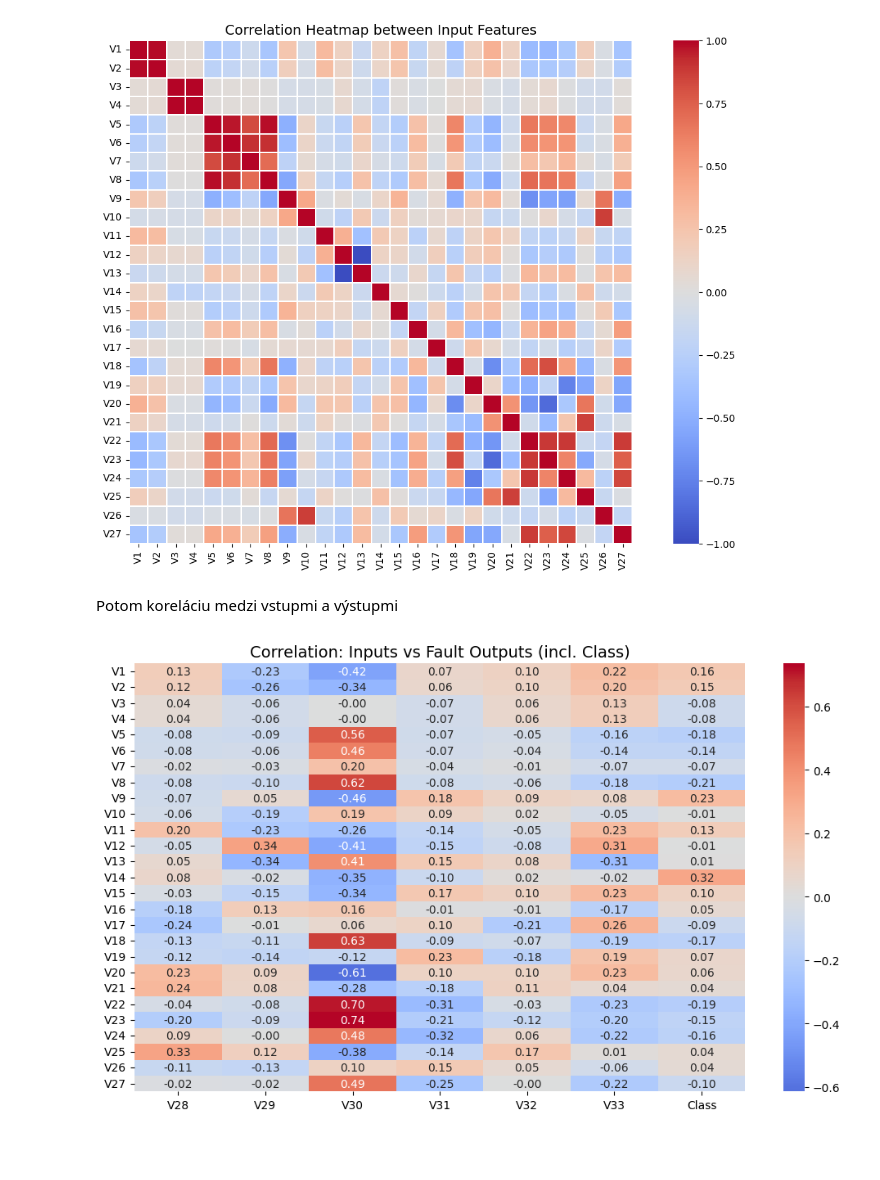
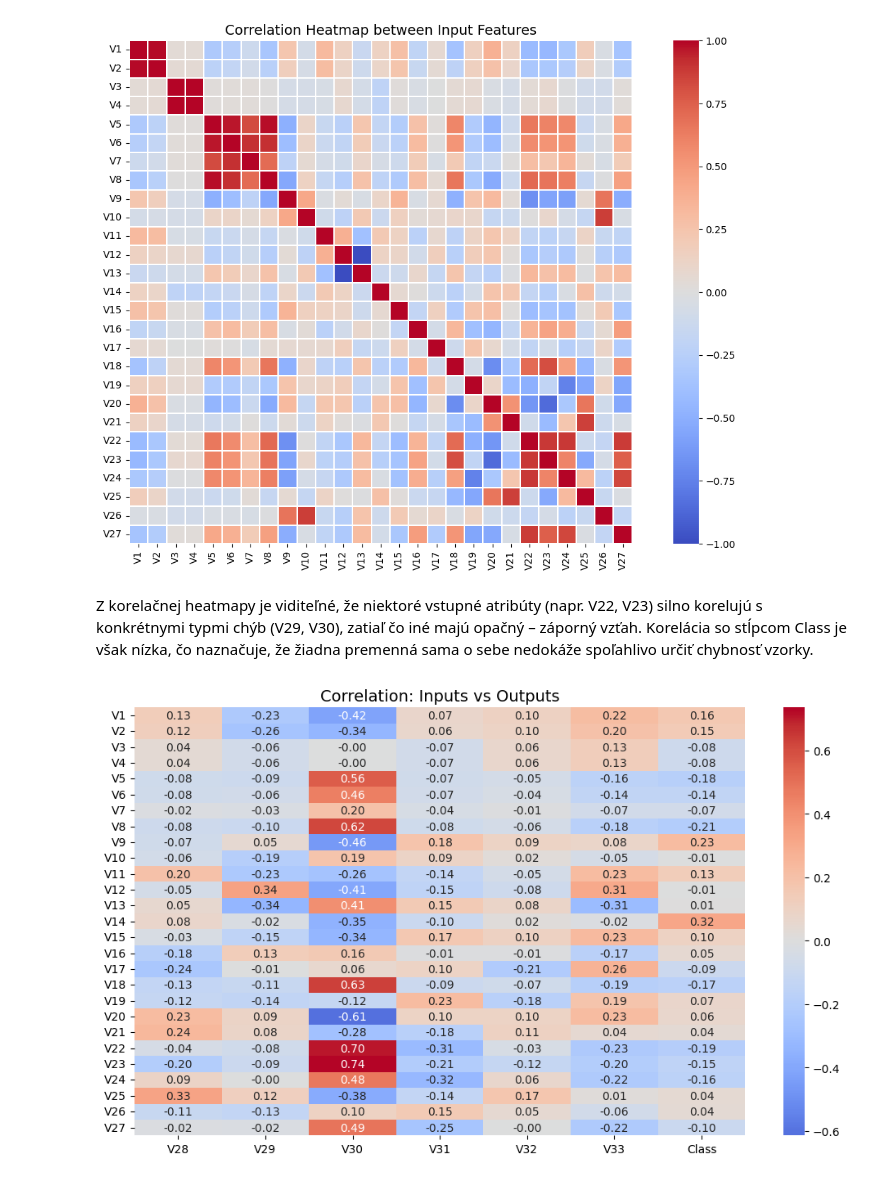
Before and after one commit to NikolasKekelak/ZNEUS_pr_1_MiklovicKekelak, a Jupyter notebook: simple_docu.ipynb, the cells around one changed output. Saved outputs shown, nothing was run; the diff lists cells and outputs as text; code cells hidden in the pictures; blank space fills up the shorter version.

Commit message:
pridany popisok k input<->output heatmape

```diff
--- a/simple_docu.ipynb
+++ b/simple_docu.ipynb
@@ -75,28 +75,28 @@ plt.show()
 # %% [output]
 [figure]
 # %% [markdown]
-Potom koreláciu medzi vstupmi a výstupmi
+Z korelačnej heatmapy je viditeľné, že niektoré vstupné atribúty (napr. V22, V23) silno korelujú s konkrétnymi typmi chýb (V29, V30), zatiaľ čo iné majú opačný – záporný vzťah. Korelácia so stĺpcom Class je však nízka, čo naznačuje, že žiadna premenná sama o sebe nedokáže spoľahlivo určiť chybnosť vzorky.
 # %%
 
 df = pd.read_csv("faults.csv")
 
 fault_columns = ['V28', 'V29', 'V30', 'V31', 'V32', 'V33']
 input_columns = [f"V{i}" for i in range(1, 28)]  # V1–V27
 
 outputs = fault_columns + (['Class'] if 'Class' in df.columns else [])
 
 corr = df[input_columns + outputs].corr(numeric_only=True)
 
 plt.figure(figsize=(10, 6))
 sns.heatmap(
     corr.loc[input_columns, outputs],
     cmap="coolwarm",
-    annot=False,
+    annot=True,
     fmt=".2f",
     center=0
 )
-plt.title("Correlation: Inputs vs Fault Outputs (incl. Class)", fontsize=14)
+plt.title("Correlation: Inputs vs Outputs", fontsize=14)
 plt.tight_layout()
 plt.show()
 # %% [output]
-[figure, old version]
+[figure, new version]
```
